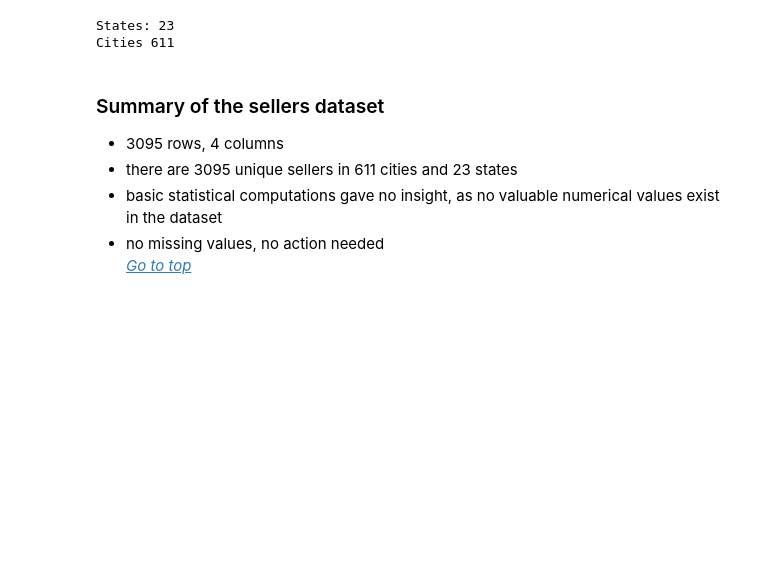
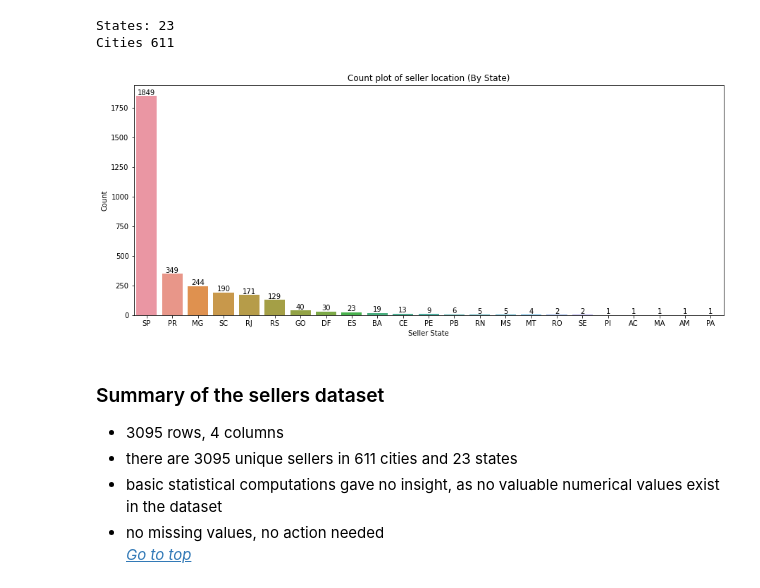
Before and after one commit to Tyna-504/ufcfmm-recommender, a Jupyter notebook: Subtask 1 EDA.ipynb, the cells around one changed output. Saved outputs shown, nothing was run; the diff lists cells and outputs as text; code cells hidden in the pictures; blank space fills up the shorter version.

```diff
--- a/Subtask 1 EDA.ipynb
+++ b/Subtask 1 EDA.ipynb
@@ -218,6 +219,17 @@ print("Cities", seller_data['seller_city'].nunique())
 # %% [output]
 States: 23
 Cities 611
+# %%
+# Create count plot of the number of sellers from each state
+plt.figure(figsize=(15,6))
+ax = sns.countplot(x = 'seller_state', data = seller_data, order = seller_data['seller_state'].value_counts().index)
+plt.title('Count plot of seller location (By State)')
+plt.xlabel('Seller State')
+plt.ylabel('Count')
+ax.bar_label(ax.containers[0])
+plt.show()
+# %% [output]
+[figure, added]
 # %% [markdown]
 ### Summary of the sellers dataset ###
 * 3095 rows, 4 columns
```
Also changed, not shown: parts of 4 cells of this notebook.
